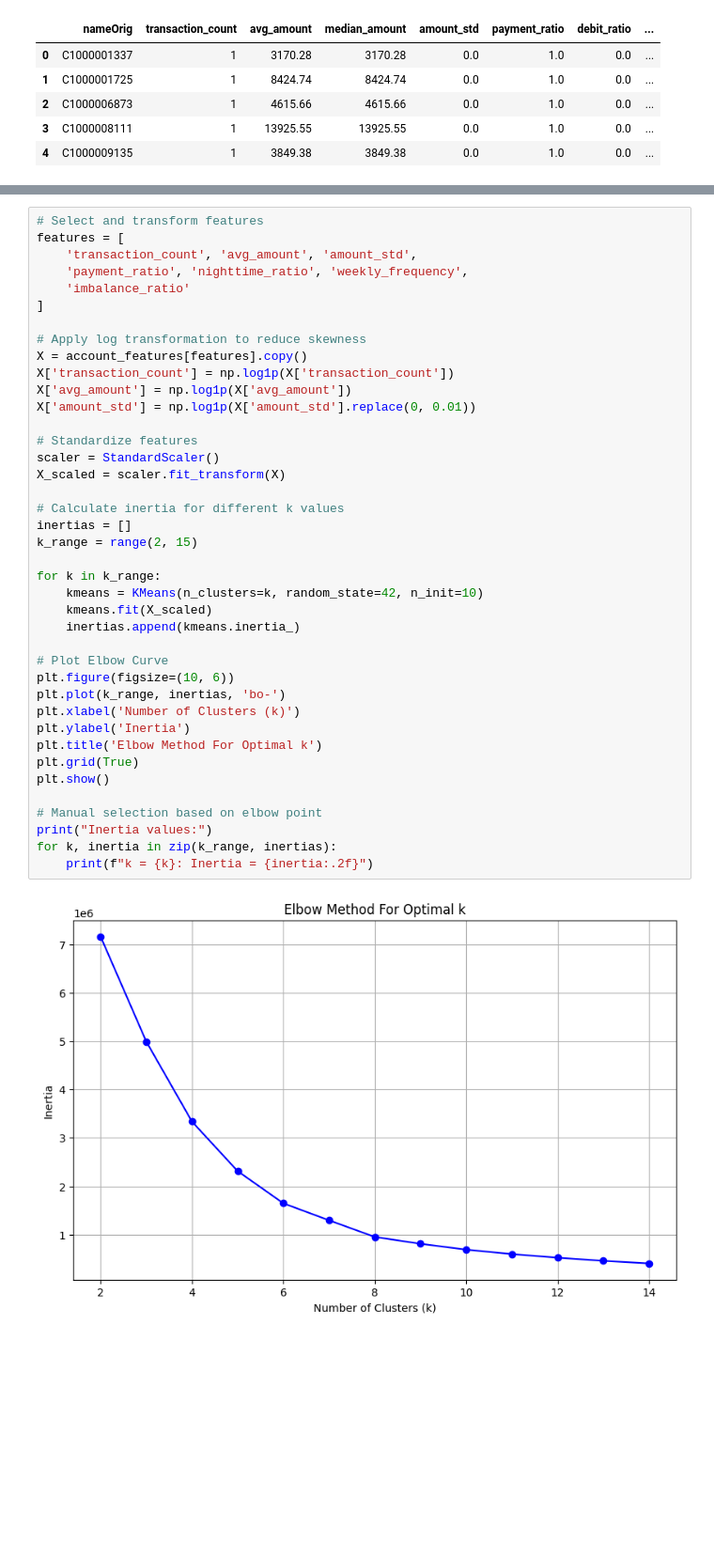
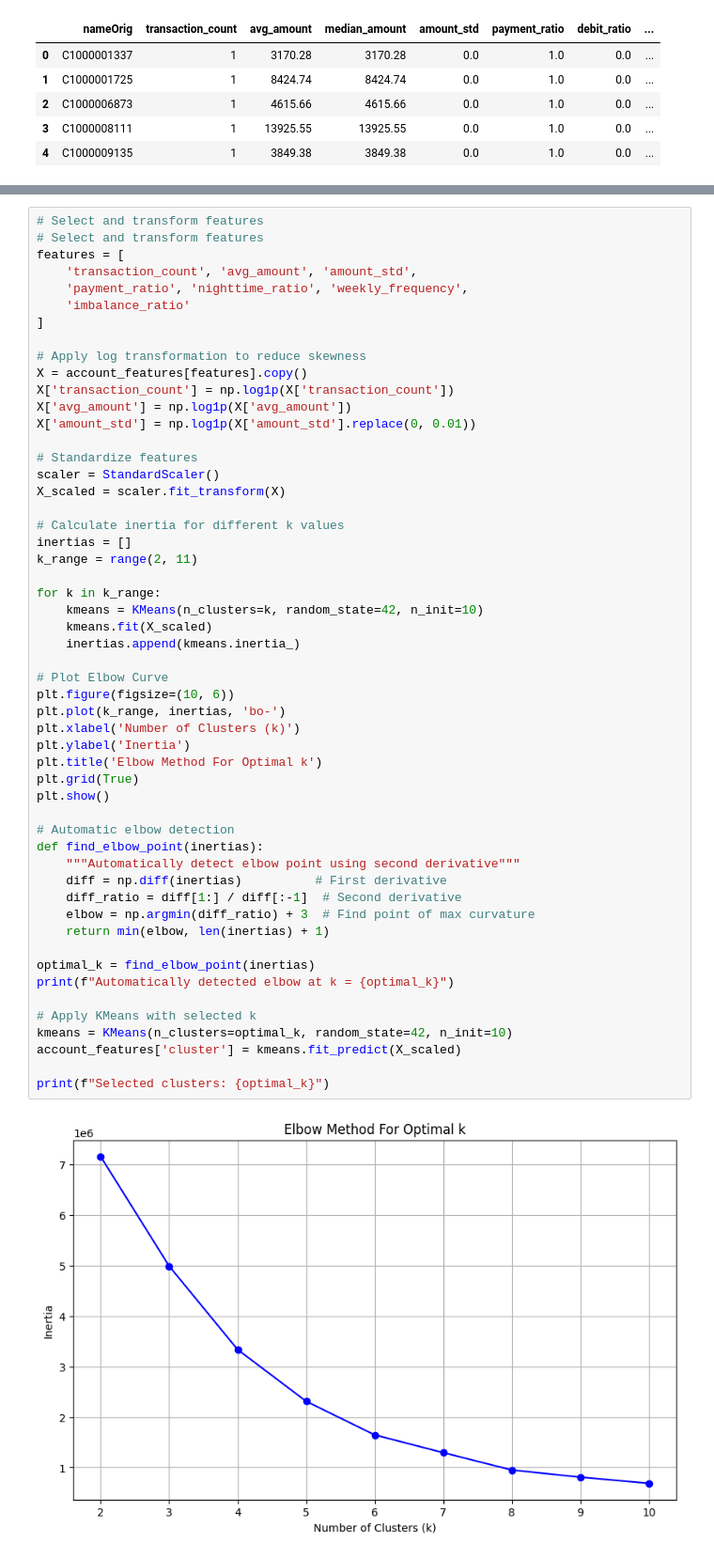
Before and after one commit to jotapeds/outlier_transactions_detection, a Jupyter notebook: analysis.ipynb, the cells around one changed output, grey strips where cells are left out. Shown at 94% size. Cells and saved outputs as stored; diff of their text form; blank space fills up the shorter version.

```diff
--- a/analysis.ipynb
+++ b/analysis.ipynb
@@ -165,4 +135,5 @@ account_features.head()
 # %%
+# Select and transform features
 # Select and transform features
 features = [
     'transaction_count', 'avg_amount', 'amount_std',
@@ -171,36 +142,48 @@ features = [
 ]
 
 # Apply log transformation to reduce skewness
 X = account_features[features].copy()
 X['transaction_count'] = np.log1p(X['transaction_count'])
 X['avg_amount'] = np.log1p(X['avg_amount'])
 X['amount_std'] = np.log1p(X['amount_std'].replace(0, 0.01))
 
 # Standardize features
 scaler = StandardScaler()
 X_scaled = scaler.fit_transform(X)
 
 # Calculate inertia for different k values
 inertias = []
-k_range = range(2, 15)
+k_range = range(2, 11)
 
 for k in k_range:
     kmeans = KMeans(n_clusters=k, random_state=42, n_init=10)
     kmeans.fit(X_scaled)
     inertias.append(kmeans.inertia_)
 
 # Plot Elbow Curve
 plt.figure(figsize=(10, 6))
 plt.plot(k_range, inertias, 'bo-')
 plt.xlabel('Number of Clusters (k)')
 plt.ylabel('Inertia')
 plt.title('Elbow Method For Optimal k')
 plt.grid(True)
 plt.show()
 
-# Manual selection based on elbow point
-print("Inertia values:")
-for k, inertia in zip(k_range, inertias):
-    print(f"k = {k}: Inertia = {inertia:.2f}")
+# Automatic elbow detection
+def find_elbow_point(inertias):
+    """Automatically detect elbow point using second derivative"""
+    diff = np.diff(inertias)          # First derivative
+    diff_ratio = diff[1:] / diff[:-1]  # Second derivative
+    elbow = np.argmin(diff_ratio) + 3  # Find point of max curvature
+    return min(elbow, len(inertias) + 1)
+
+optimal_k = find_elbow_point(inertias)
+print(f"Automatically detected elbow at k = {optimal_k}")
+
+# Apply KMeans with selected k
+kmeans = KMeans(n_clusters=optimal_k, random_state=42, n_init=10)
+account_features['cluster'] = kmeans.fit_predict(X_scaled)
+
+print(f"Selected clusters: {optimal_k}")
 # %% [output]
-[figure, old version]
+[figure, new version]
```
Also changed, not shown: parts of 20 cells of this notebook, 2 other files.
